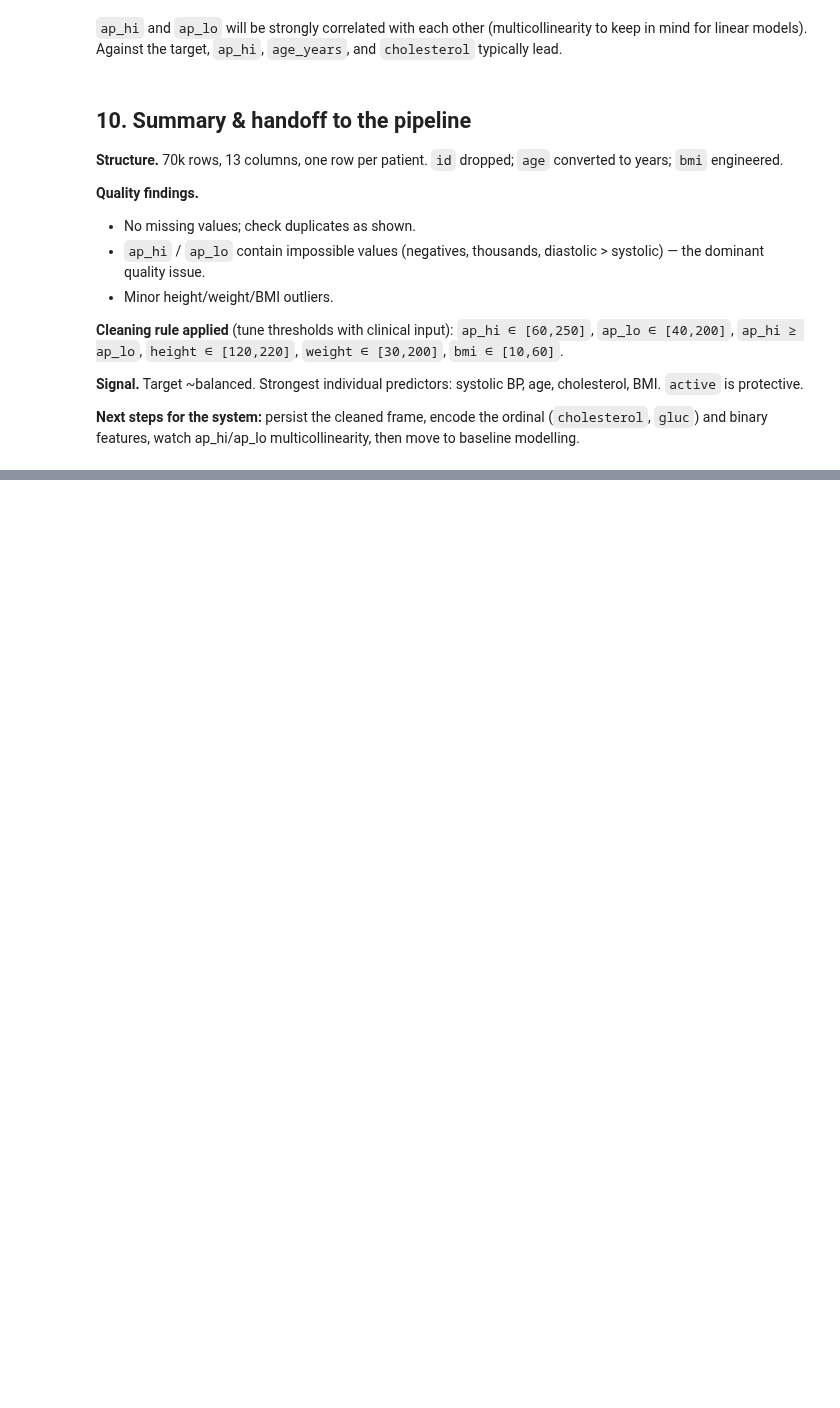
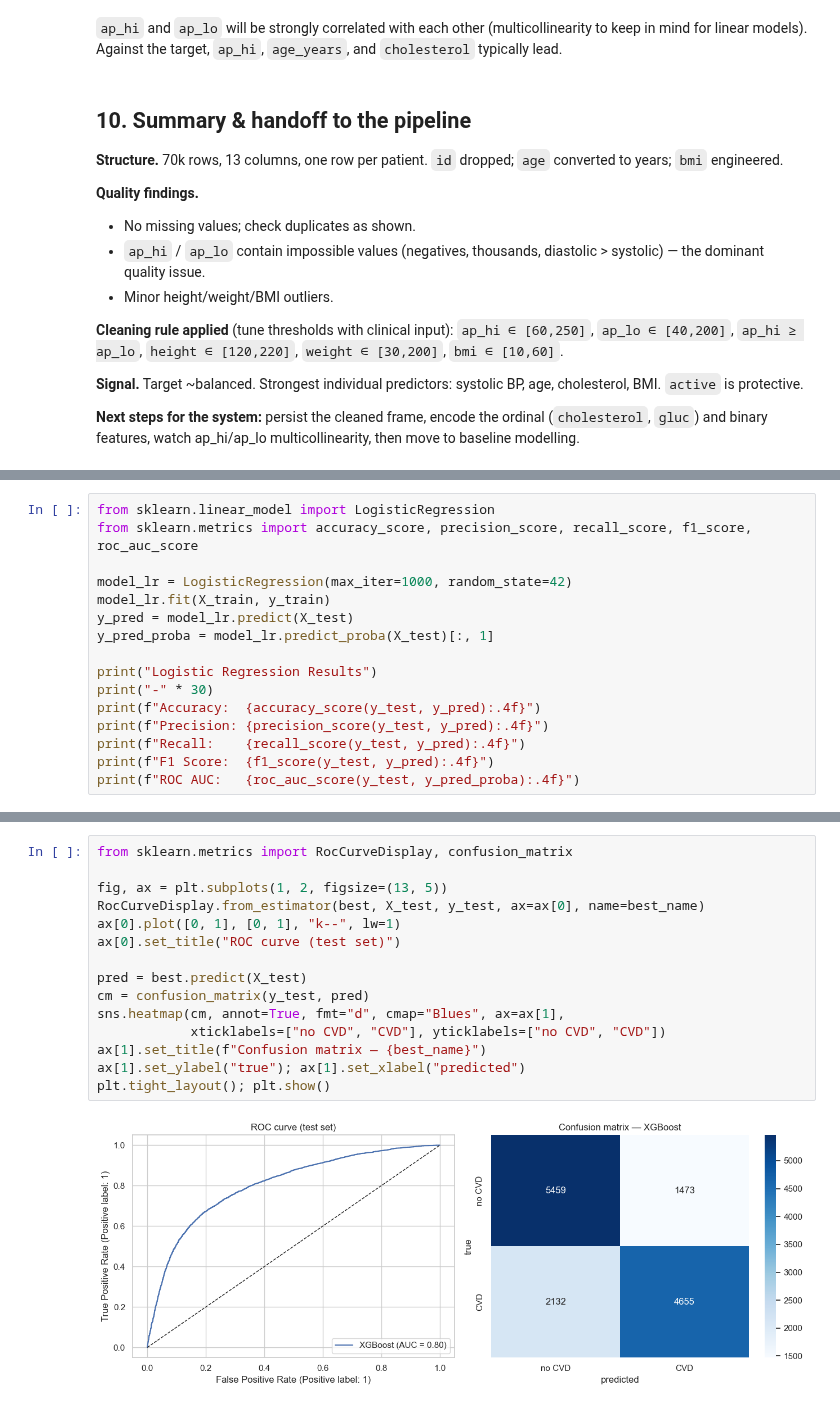
Before and after one commit to cosmina-biostat/clinical-intelligence-system, a Jupyter notebook: notebooks/01_eda_cardiovascular.ipynb, the cells around one changed output, grey strips where cells are left out. Saved outputs shown, nothing was run; the diff lists cells and outputs as text; blank space fills up the shorter version.

```diff
--- a/notebooks/01_eda_cardiovascular.ipynb
+++ b/notebooks/01_eda_cardiovascular.ipynb
@@ -372,0 +427,16 @@ AttributeError: 'Index' object has no attribute '_format_native_types'
+# %%
+from sklearn.linear_model import LogisticRegression
+from sklearn.metrics import accuracy_score, precision_score, recall_score, f1_score, roc_auc_score
+
+model_lr = LogisticRegression(max_iter=1000, random_state=42)
+model_lr.fit(X_train, y_train)
+y_pred = model_lr.predict(X_test)
+y_pred_proba = model_lr.predict_proba(X_test)[:, 1]
+
+print("Logistic Regression Results")
+print("-" * 30)
+print(f"Accuracy:  {accuracy_score(y_test, y_pred):.4f}")
+print(f"Precision: {precision_score(y_test, y_pred):.4f}")
+print(f"Recall:    {recall_score(y_test, y_pred):.4f}")
+print(f"F1 Score:  {f1_score(y_test, y_pred):.4f}")
+print(f"ROC AUC:   {roc_auc_score(y_test, y_pred_proba):.4f}")
@@ -372,0 +579,17 @@ AttributeError: 'Index' object has no attribute '_format_native_types'
+# %%
+from sklearn.metrics import RocCurveDisplay, confusion_matrix
+
+fig, ax = plt.subplots(1, 2, figsize=(13, 5))
+RocCurveDisplay.from_estimator(best, X_test, y_test, ax=ax[0], name=best_name)
+ax[0].plot([0, 1], [0, 1], "k--", lw=1)
+ax[0].set_title("ROC curve (test set)")
+
+pred = best.predict(X_test)
+cm = confusion_matrix(y_test, pred)
+sns.heatmap(cm, annot=True, fmt="d", cmap="Blues", ax=ax[1],
+            xticklabels=["no CVD", "CVD"], yticklabels=["no CVD", "CVD"])
+ax[1].set_title(f"Confusion matrix — {best_name}")
+ax[1].set_ylabel("true"); ax[1].set_xlabel("predicted")
+plt.tight_layout(); plt.show()
+# %% [output]
+[figure, added]
```
Also changed, not shown: parts of 27 cells of this notebook.
